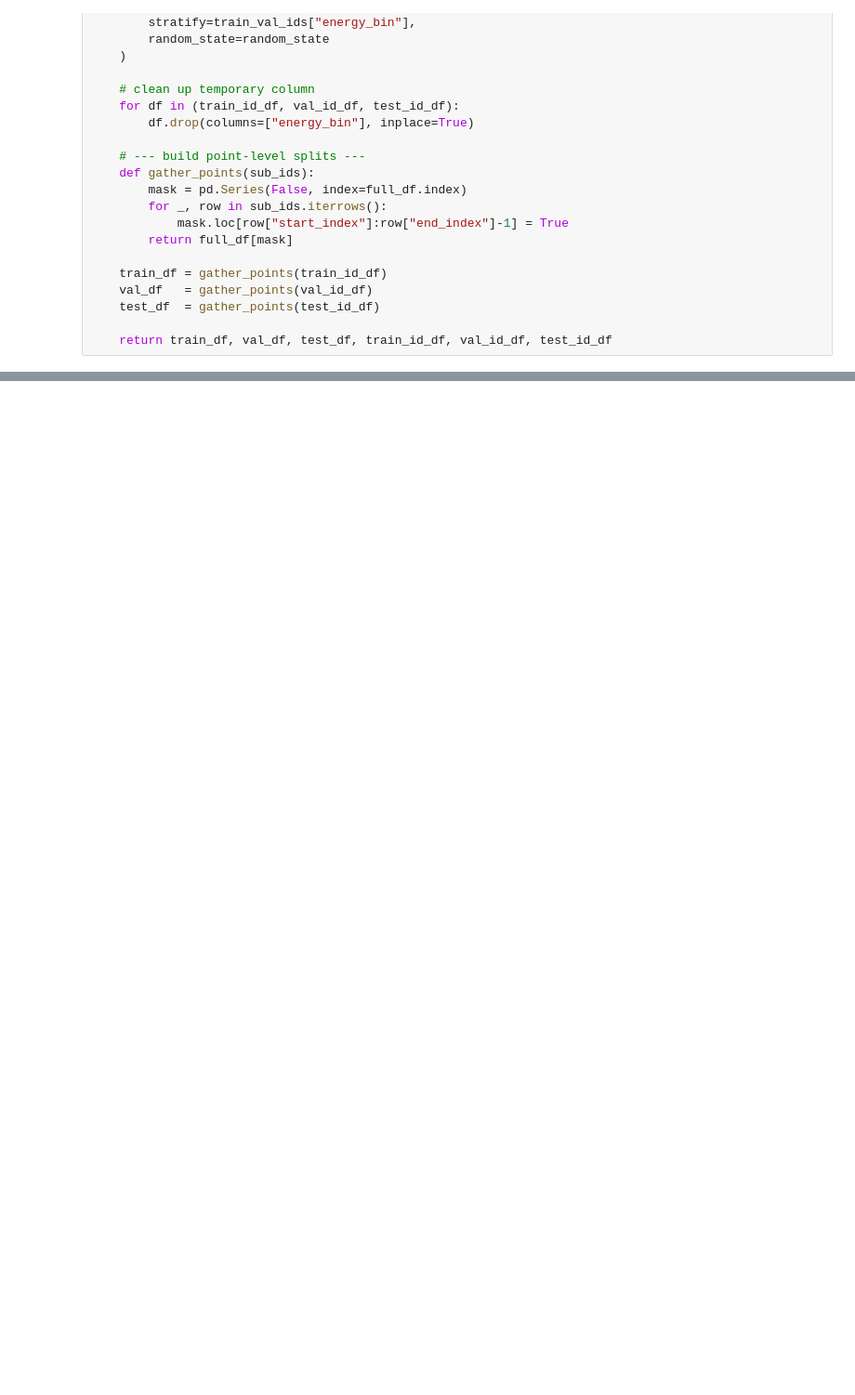
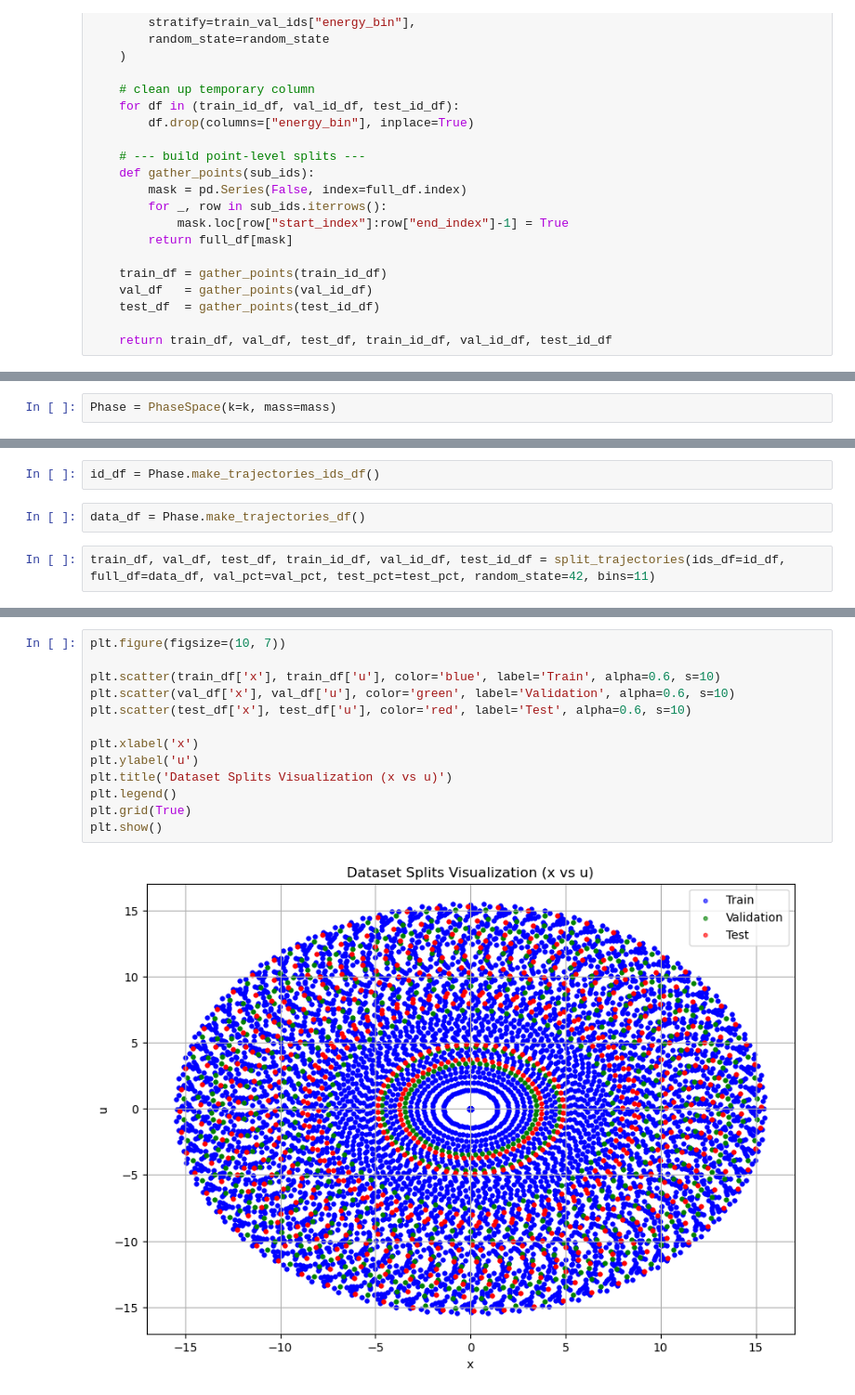
Before and after one commit to thomasGR9/Hamilton_Jacobi_NN, a Jupyter notebook: data_generator_and_sorting.ipynb, the cells around one changed output, grey strips where cells are left out. Shown at 93% size. Drawn from its saved outputs; the diff is of its cells as text; blank space fills up the shorter version.

```diff
--- a/data_generator_and_sorting.ipynb
+++ b/data_generator_and_sorting.ipynb
@@ -754,0 +627,2 @@ max_energy
+# %%
+Phase = PhaseSpace(k=k, mass=mass)
@@ -754,0 +635,6 @@ max_energy
+# %%
+id_df = Phase.make_trajectories_ids_df()
+# %%
+data_df = Phase.make_trajectories_df()
+# %%
+train_df, val_df, test_df, train_id_df, val_id_df, test_id_df = split_trajectories(ids_df=id_df, full_df=data_df, val_pct=val_pct, test_pct=test_pct, random_state=42, bins=11)
@@ -754,0 +651,15 @@ max_energy
+# %%
+plt.figure(figsize=(10, 7))
+
+plt.scatter(train_df['x'], train_df['u'], color='blue', label='Train', alpha=0.6, s=10)
+plt.scatter(val_df['x'], val_df['u'], color='green', label='Validation', alpha=0.6, s=10)
+plt.scatter(test_df['x'], test_df['u'], color='red', label='Test', alpha=0.6, s=10)
+
+plt.xlabel('x')
+plt.ylabel('u')
+plt.title('Dataset Splits Visualization (x vs u)')
+plt.legend()
+plt.grid(True)
+plt.show()
+# %% [output]
+[figure, added]
```
Also changed, not shown: parts of 47 cells of this notebook.
